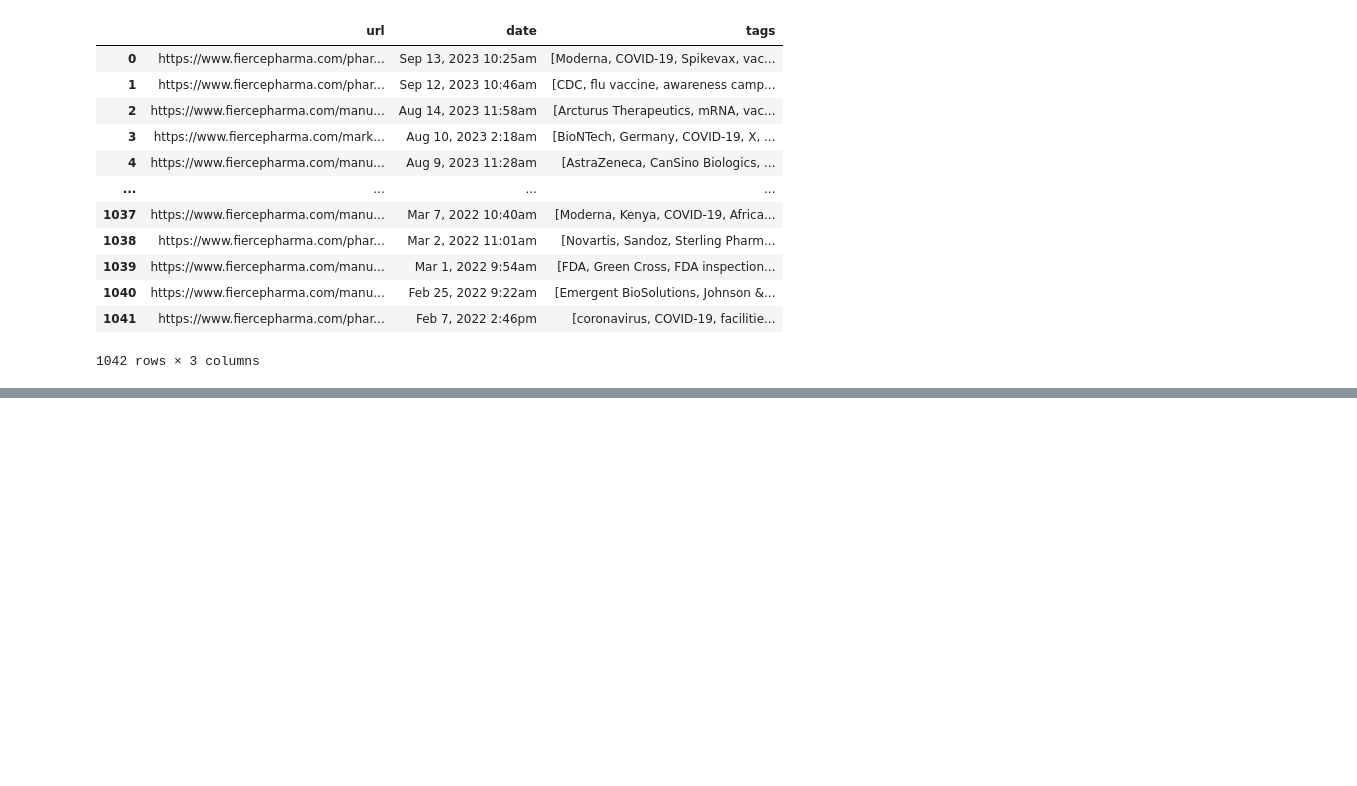
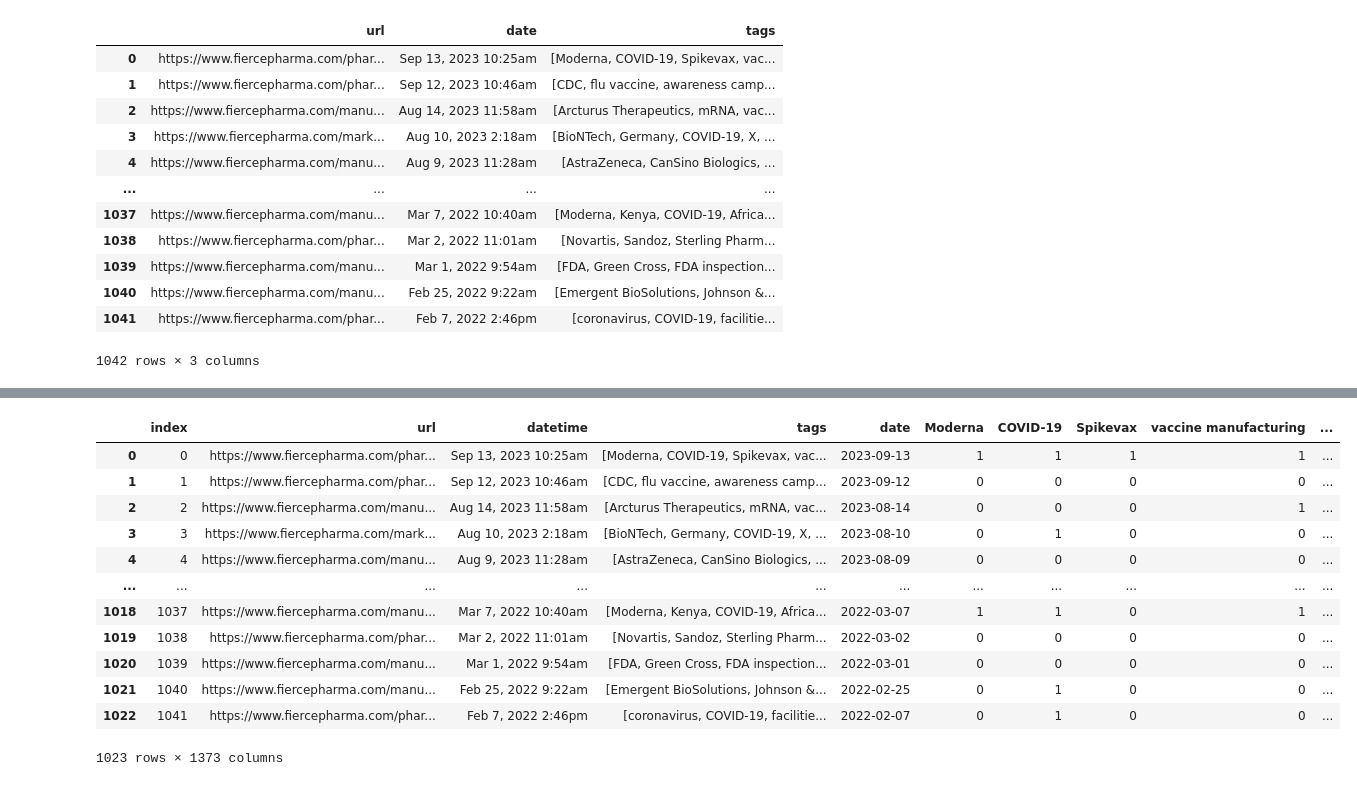
Before and after one commit to kevin-goh/HealthcareAGscraping, a Jupyter notebook: fiercepharma tags.ipynb, the cells around one changed output, grey strips where cells are left out. Cells and saved outputs as stored; diff of their text form; code cells hidden in the pictures; blank space fills up the shorter version.

```diff
--- a/fiercepharma tags.ipynb
+++ b/fiercepharma tags.ipynb
@@ -231,3 +235,4 @@ working_df
 # %%
-working_df['tags'][0]
+working_df=pd.read_csv('tag_list.csv').drop(columns="Unnamed: 0").drop_duplicates().reset_index()
+working_df
 # %% [output]
@@ -246,0 +252,4 @@ working_df['tags'][0]
+# %%
+working_df.rename(columns={'date':'datetime'},inplace=True)
+working_df['date']=pd.to_datetime(working_df['datetime'],format='mixed').dt.date
+working_df
@@ -246,0 +270,4 @@ working_df['tags'][0]
+# %%
+for i in range(len(working_df['tags'])):
+    working_df['tags'][i]=[i.lstrip() for i in working_df['tags'][i][1:-2].replace("'","").split(',')]
+working_df
@@ -246,0 +305,29 @@ working_df['tags'][0]
+# %%
+#get count of all tags across all time
+tag_dict={}
+for tags in working_df['tags']:
+    for tag in tags:
+        try: tag_dict[f'{tag}']+=1
+        except: tag_dict[f'{tag}']=1
+# %%
+for tag in list(tag_dict.keys()):
+    result=[]
+    for tag_list in working_df['tags']:
+        if tag in tag_list: result.append(1)
+        else: result.append(0)
+    working_df[f'{tag}']=result
+working_df
+# %% [output]
+|  | index | url | datetime | tags | date | Moderna | COVID-19 | Spikevax | vaccine manufacturing | ... |
+| 0 | 0 | https://www.fiercepharma.com/phar... | Sep 13, 2023 10:25am | [Moderna, COVID-19, Spikevax, vac... | 2023-09-13 | 1 | 1 | 1 | 1 | ... |
+| 1 | 1 | https://www.fiercepharma.com/phar... | Sep 12, 2023 10:46am | [CDC, flu vaccine, awareness camp... | 2023-09-12 | 0 | 0 | 0 | 0 | ... |
+| 2 | 2 | https://www.fiercepharma.com/manu... | Aug 14, 2023 11:58am | [Arcturus Therapeutics, mRNA, vac... | 2023-08-14 | 0 | 0 | 0 | 1 | ... |
+| 3 | 3 | https://www.fiercepharma.com/mark... | Aug 10, 2023 2:18am | [BioNTech, Germany, COVID-19, X, ... | 2023-08-10 | 0 | 1 | 0 | 0 | ... |
+| 4 | 4 | https://www.fiercepharma.com/manu... | Aug 9, 2023 11:28am | [AstraZeneca, CanSino Biologics, ... | 2023-08-09 | 0 | 0 | 0 | 0 | ... |
+| ... | ... | ... | ... | ... | ... | ... | ... | ... | ... | ... |
+| 1018 | 1037 | https://www.fiercepharma.com/manu... | Mar 7, 2022 10:40am | [Moderna, Kenya, COVID-19, Africa... | 2022-03-07 | 1 | 1 | 0 | 1 | ... |
+| 1019 | 1038 | https://www.fiercepharma.com/phar... | Mar 2, 2022 11:01am | [Novartis, Sandoz, Sterling Pharm... | 2022-03-02 | 0 | 0 | 0 | 0 | ... |
+| 1020 | 1039 | https://www.fiercepharma.com/manu... | Mar 1, 2022 9:54am | [FDA, Green Cross, FDA inspection... | 2022-03-01 | 0 | 0 | 0 | 0 | ... |
+| 1021 | 1040 | https://www.fiercepharma.com/manu... | Feb 25, 2022 9:22am | [Emergent BioSolutions, Johnson &... | 2022-02-25 | 0 | 1 | 0 | 0 | ... |
+| 1022 | 1041 | https://www.fiercepharma.com/phar... | Feb 7, 2022 2:46pm | [coronavirus, COVID-19, facilitie... | 2022-02-07 | 0 | 1 | 0 | 0 | ... |
+1023 rows × 1373 columns
```
Also changed, not shown: parts of 7 cells of this notebook.
